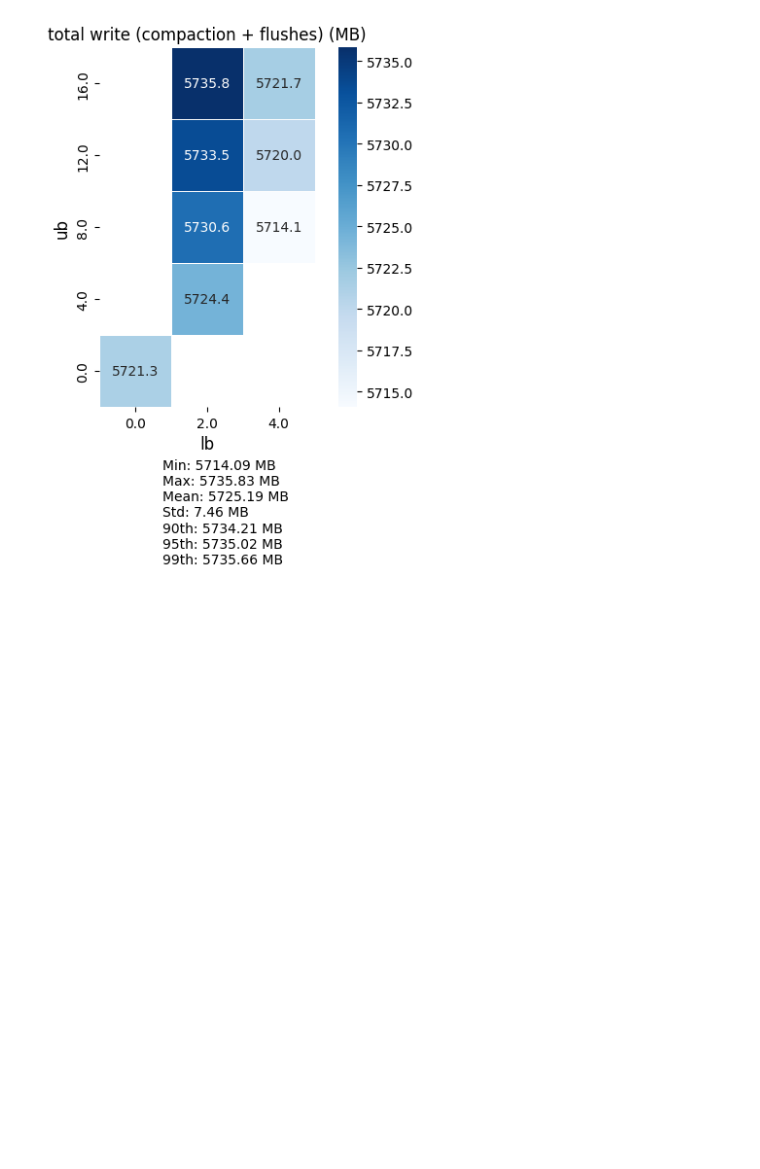
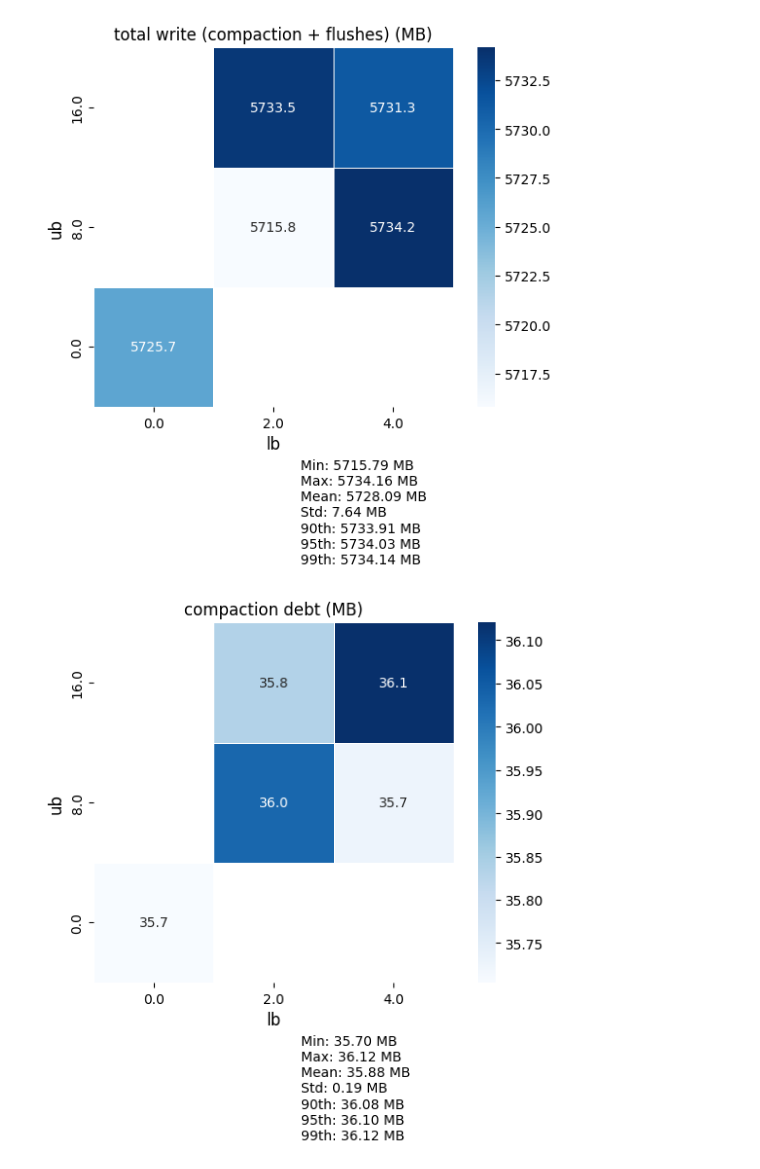
Before and after one commit to SSD-Brandeis/LSMQueryDrivenCompaction, a Jupyter notebook: development/rocksdb/examples/__working_branch/experiments/heatmapplot.ipynb, the cells around one changed output. Saved outputs shown, nothing was run; the diff lists cells and outputs as text; code cells hidden in the pictures; blank space fills up the shorter version.

Commit message:
heatmaps script

```diff
--- a/development/rocksdb/examples/__working_branch/experiments/heatmapplot.ipynb
+++ b/development/rocksdb/examples/__working_branch/experiments/heatmapplot.ipynb
@@ -11,7 +11,7 @@ import numpy as np
 import seaborn as sns
 import os
 
-EXPDIRNAME = "/home/cc/LSMQueryDrivenCompaction/development/rocksdb/examples/__working_branch/experiments-heatmap-E32-B128-S500-Y0.1-T[8]"
+EXPDIRNAME = "/home/cc/LSMQueryDrivenCompaction/development/rocksdb/examples/__working_branch/experiments-heatmap2-E32-B128-S500-Y0.1-T[8]"
 # %%
 def get_bounds(lowest, highest, num_points):
     points = list()
@@ -41,7 +41,7 @@ ENTRIES_PER_PAGE = 128  # B
 NUM_PAGE_PER_FILE = 128  # P
 
 lower_bounds = get_bounds(0, SIZE_RATIO/2, 2)
-upper_bounds = get_bounds(0, 2*SIZE_RATIO, 4)
+upper_bounds = get_bounds(0, 2*SIZE_RATIO, 2)
 # %%
 def vanilla_dirname(comp: Dict[str, Union[int, float]]) -> str:
     return (
@@ -454,6 +582,10 @@ for exp in experiments_to_plot:
 # %%
 plotheatmaps = PlotHeatMaps(all_stats)
 
 plotheatmaps.total_bytes_written()
+plotheatmaps.compaction_debt()
+plotheatmaps.writeamp_debt()
+plotheatmaps.spaceamp_debt()
 # %% [output]
-[figure, old version]
+[figure, new version]
+[figure, added]
```
Also changed, not shown: parts of 2 cells of this notebook.
